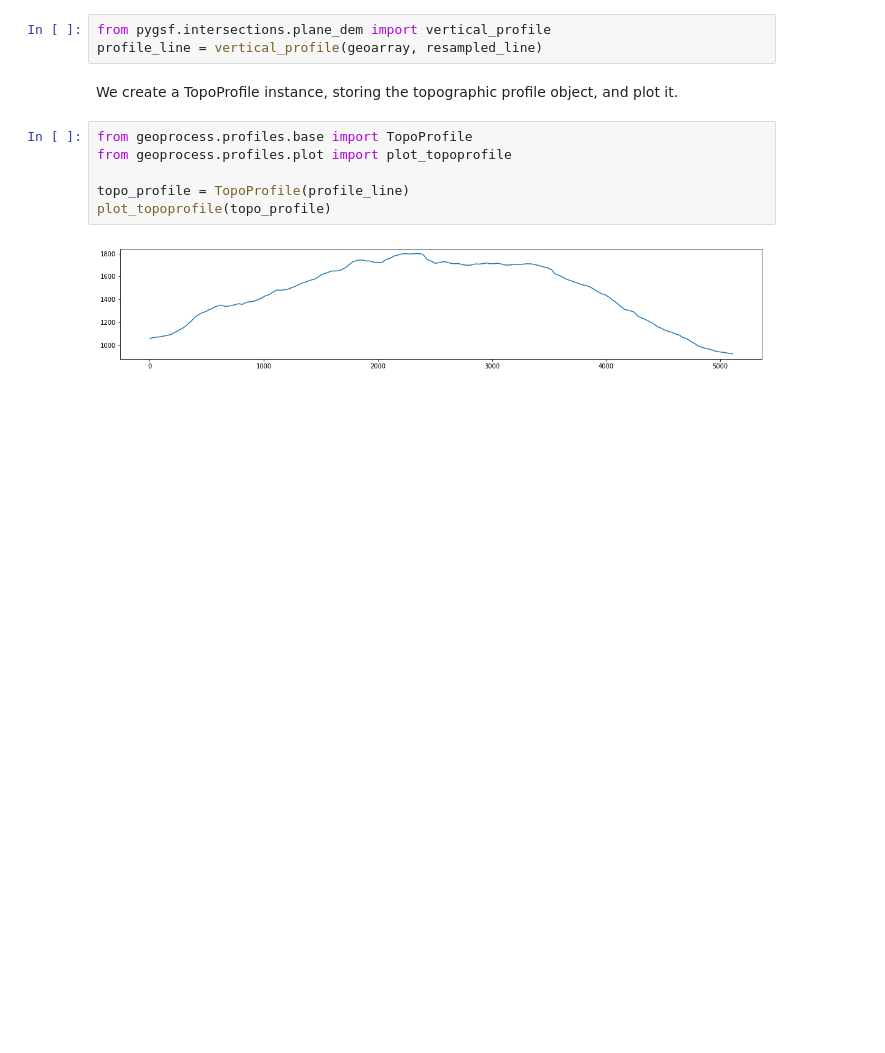
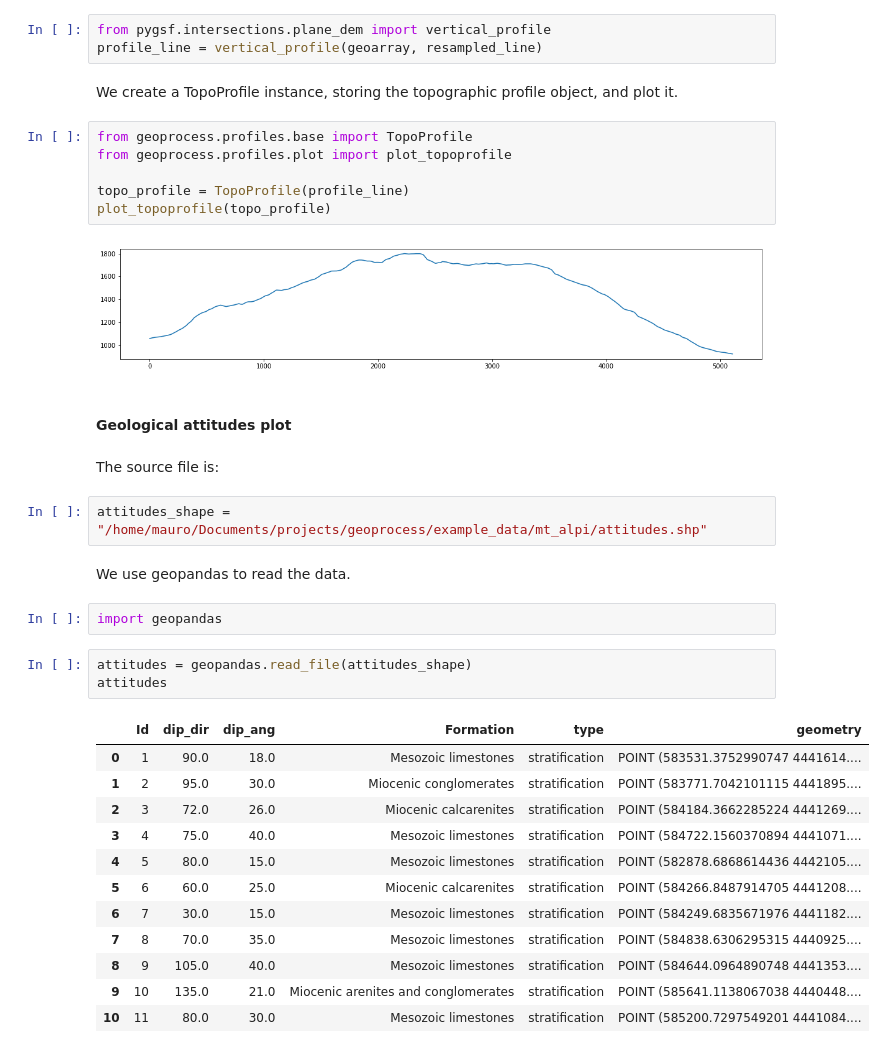
Before and after one commit to mauroalberti/geoprocess, a Jupyter notebook: docs/notebooks/Topographic profiles.ipynb, the cells around one changed output. Drawn from its saved outputs; the diff is of its cells as text; blank space fills up the shorter version.

```diff
--- a/docs/notebooks/Topographic profiles.ipynb
+++ b/docs/notebooks/Topographic profiles.ipynb
@@ -88,3 +101,29 @@ topo_profile = TopoProfile(profile_line)
 plot_topoprofile(topo_profile)
 # %% [output]
 [figure]
+# %% [markdown]
+#### Geological attitudes plot
+# %% [markdown]
+The source file is:
+# %%
+attitudes_shape = "/home/mauro/Documents/projects/geoprocess/example_data/mt_alpi/attitudes.shp"
+# %% [markdown]
+We use geopandas to read the data.
+# %%
+import geopandas
+# %%
+attitudes = geopandas.read_file(attitudes_shape)
+attitudes
+# %% [output]
+|  | Id | dip_dir | dip_ang | Formation | type | geometry |
+| 0 | 1 | 90.0 | 18.0 | Mesozoic limestones | stratification | POINT (583531.3752990747 4441614.... |
+| 1 | 2 | 95.0 | 30.0 | Miocenic conglomerates | stratification | POINT (583771.7042101115 4441895.... |
+| 2 | 3 | 72.0 | 26.0 | Miocenic calcarenites | stratification | POINT (584184.3662285224 4441269.... |
+| 3 | 4 | 75.0 | 40.0 | Mesozoic limestones | stratification | POINT (584722.1560370894 4441071.... |
+| 4 | 5 | 80.0 | 15.0 | Mesozoic limestones | stratification | POINT (582878.6868614436 4442105.... |
+| 5 | 6 | 60.0 | 25.0 | Miocenic calcarenites | stratification | POINT (584266.8487914705 4441208.... |
+| 6 | 7 | 30.0 | 15.0 | Mesozoic limestones | stratification | POINT (584249.6835671976 4441182.... |
+| 7 | 8 | 70.0 | 35.0 | Mesozoic limestones | stratification | POINT (584838.6306295315 4440925.... |
+| 8 | 9 | 105.0 | 40.0 | Mesozoic limestones | stratification | POINT (584644.0964890748 4441353.... |
+| 9 | 10 | 135.0 | 21.0 | Miocenic arenites and conglomerates | stratification | POINT (585641.1138067038 4440448.... |
+| 10 | 11 | 80.0 | 30.0 | Mesozoic limestones | stratification | POINT (585200.7297549201 4441084.... |
```
Also changed, not shown: parts of 16 cells of this notebook.
